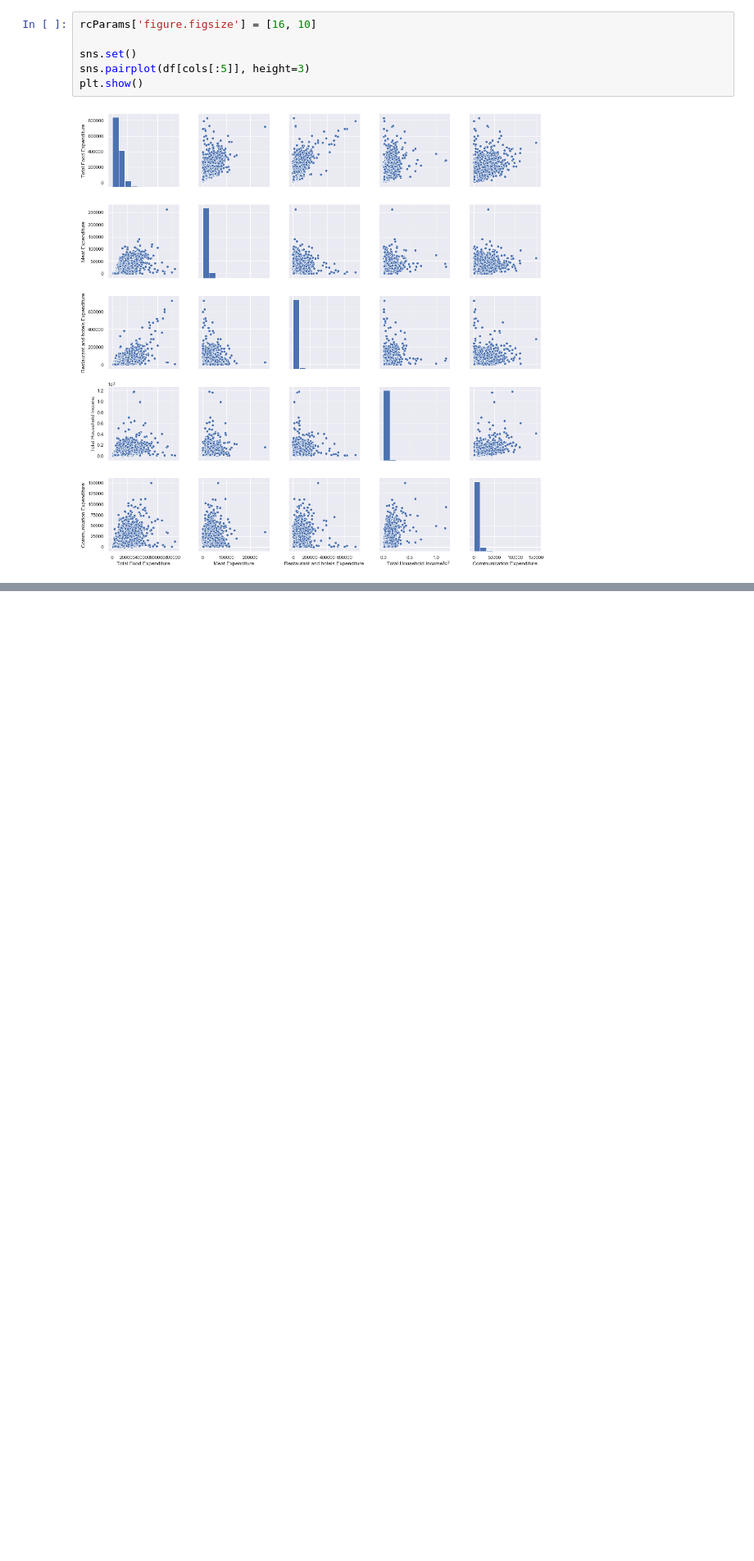
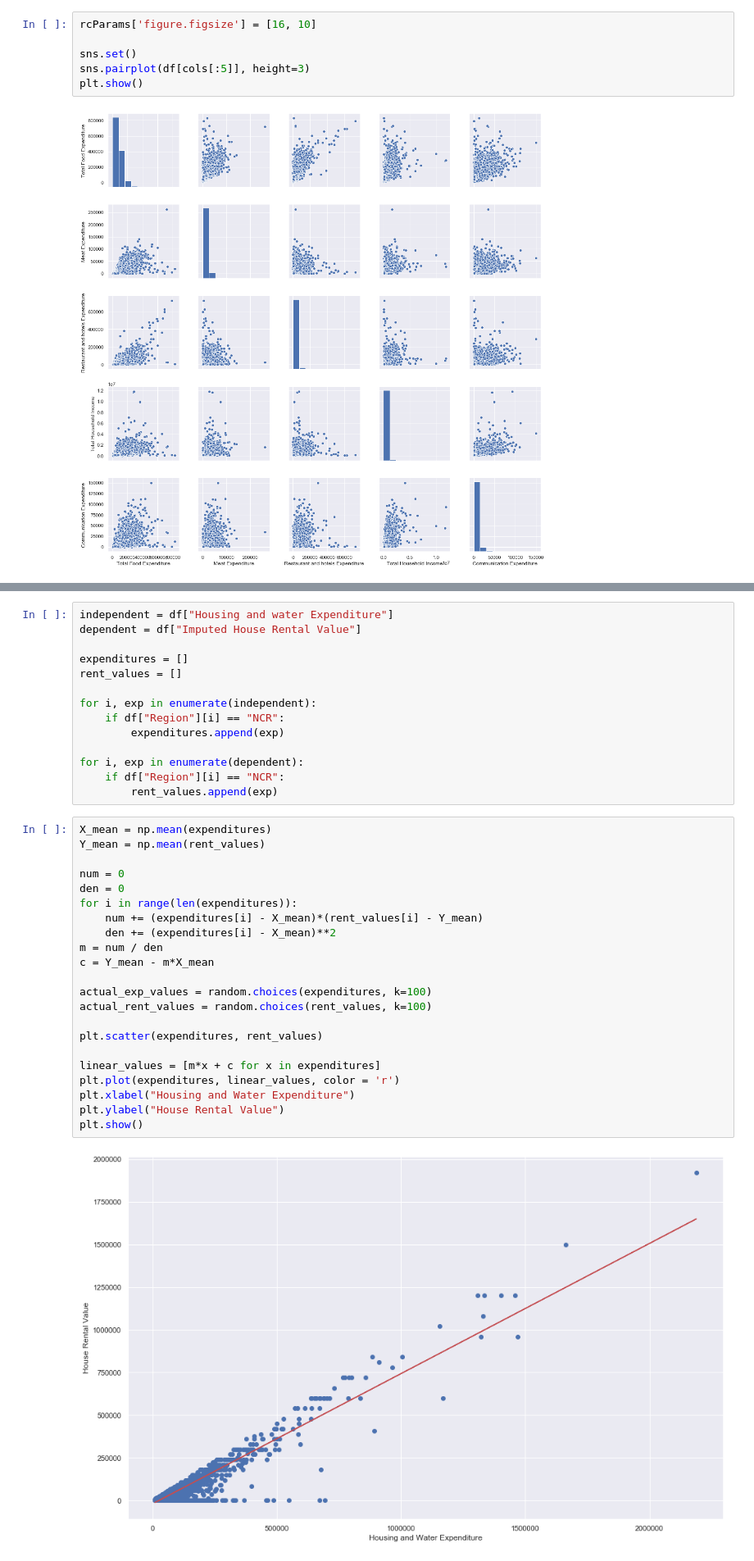
Before and after one commit to AshishShenoy/ids-project, a Jupyter notebook: ids-project.ipynb, the cells around one changed output, grey strips where cells are left out. Shown at 82% size. Saved outputs shown, nothing was run; the diff lists cells and outputs as text; blank space fills up the shorter version.

Commit message:
Add linear regression graphs

```diff
--- a/ids-project.ipynb
+++ b/ids-project.ipynb
@@ -427,0 +431,38 @@ plt.show()
+# %%
+independent = df["Housing and water Expenditure"]
+dependent = df["Imputed House Rental Value"]
+
+expenditures = []
+rent_values = []
+
+for i, exp in enumerate(independent):
+    if df["Region"][i] == "NCR":
+        expenditures.append(exp)
+
+for i, exp in enumerate(dependent):
+    if df["Region"][i] == "NCR":
+        rent_values.append(exp)
+# %%
+X_mean = np.mean(expenditures)
+Y_mean = np.mean(rent_values)
+
+num = 0
+den = 0
+for i in range(len(expenditures)):
+    num += (expenditures[i] - X_mean)*(rent_values[i] - Y_mean)
+    den += (expenditures[i] - X_mean)**2
+m = num / den
+c = Y_mean - m*X_mean
+
+actual_exp_values = random.choices(expenditures, k=100)
+actual_rent_values = random.choices(rent_values, k=100)
+
+plt.scatter(expenditures, rent_values)
+
+linear_values = [m*x + c for x in expenditures]
+plt.plot(expenditures, linear_values, color = 'r')
+plt.xlabel("Housing and Water Expenditure")
+plt.ylabel("House Rental Value")
+plt.show()
+# %% [output]
+[figure, added]
```
Also changed, not shown: parts of 12 cells of this notebook.
